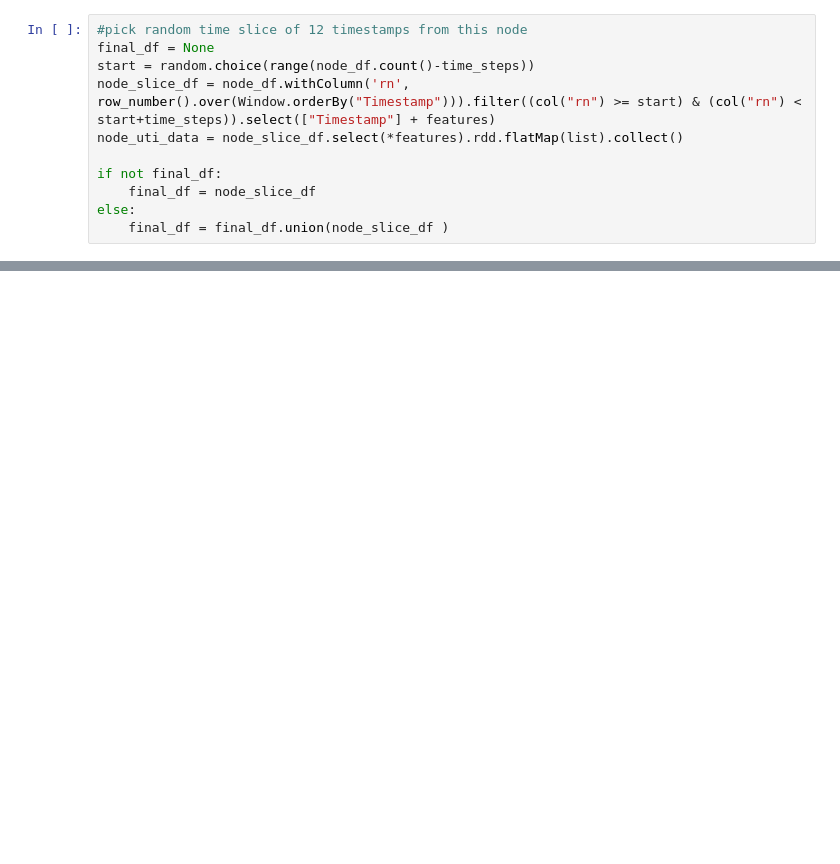
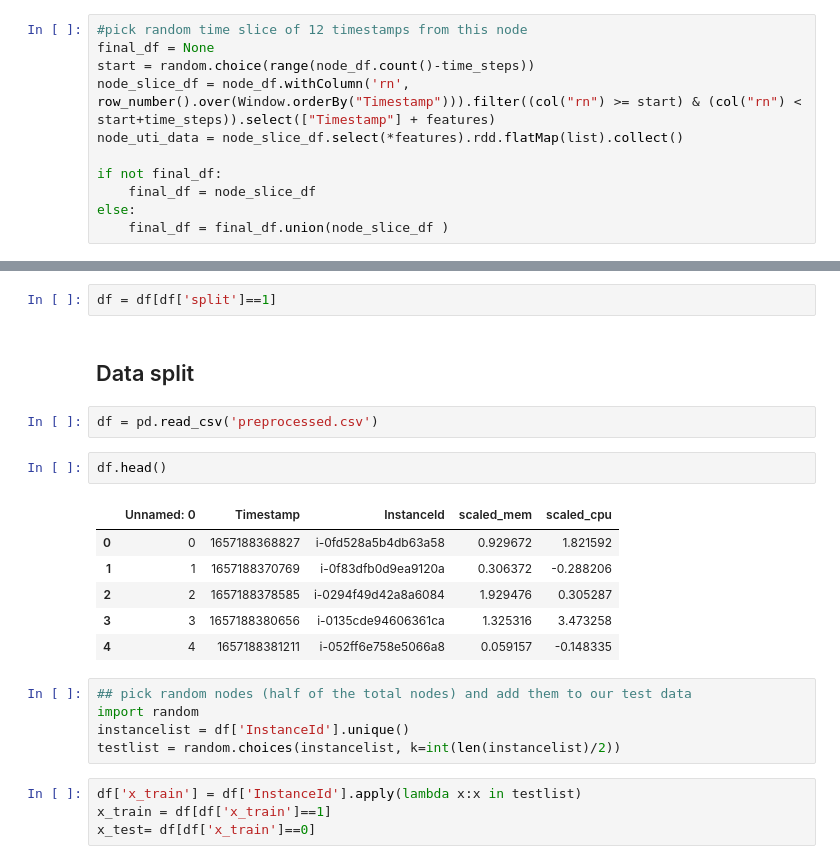
Before and after one commit to DISHDevEx/eks-ml-pipeline, a Jupyter notebook: notebooks/hmm_modification.ipynb, the cells around one changed output, grey strips where cells are left out. Drawn from its saved outputs; the diff is of its cells as text; blank space fills up the shorter version.

```diff
--- a/notebooks/hmm_modification.ipynb
+++ b/notebooks/hmm_modification.ipynb
@@ -360,0 +245,24 @@ final_df = final_df.reshape(time_steps*samplesize,len(features)+1).collect()
+# %%
+df = df[df['split']==1]
+# %% [markdown]
+## Data split
+# %%
+df = pd.read_csv('preprocessed.csv')
+# %%
+df.head()
+# %% [output]
+|  | Unnamed: 0 | Timestamp | InstanceId | scaled_mem | scaled_cpu |
+| 0 | 0 | 1657188368827 | i-0fd528a5b4db63a58 | 0.929672 | 1.821592 |
+| 1 | 1 | 1657188370769 | i-0f83dfb0d9ea9120a | 0.306372 | -0.288206 |
+| 2 | 2 | 1657188378585 | i-0294f49d42a8a6084 | 1.929476 | 0.305287 |
+| 3 | 3 | 1657188380656 | i-0135cde94606361ca | 1.325316 | 3.473258 |
+| 4 | 4 | 1657188381211 | i-052ff6e758e5066a8 | 0.059157 | -0.148335 |
+# %%
+## pick random nodes (half of the total nodes) and add them to our test data
+import random
+instancelist = df['InstanceId'].unique()
+testlist = random.choices(instancelist, k=int(len(instancelist)/2))
+# %%
+df['x_train'] = df['InstanceId'].apply(lambda x:x in testlist)
+x_train = df[df['x_train']==1]
+x_test= df[df['x_train']==0]
```
Also changed, not shown: parts of 56 cells of this notebook, 2 other files.
